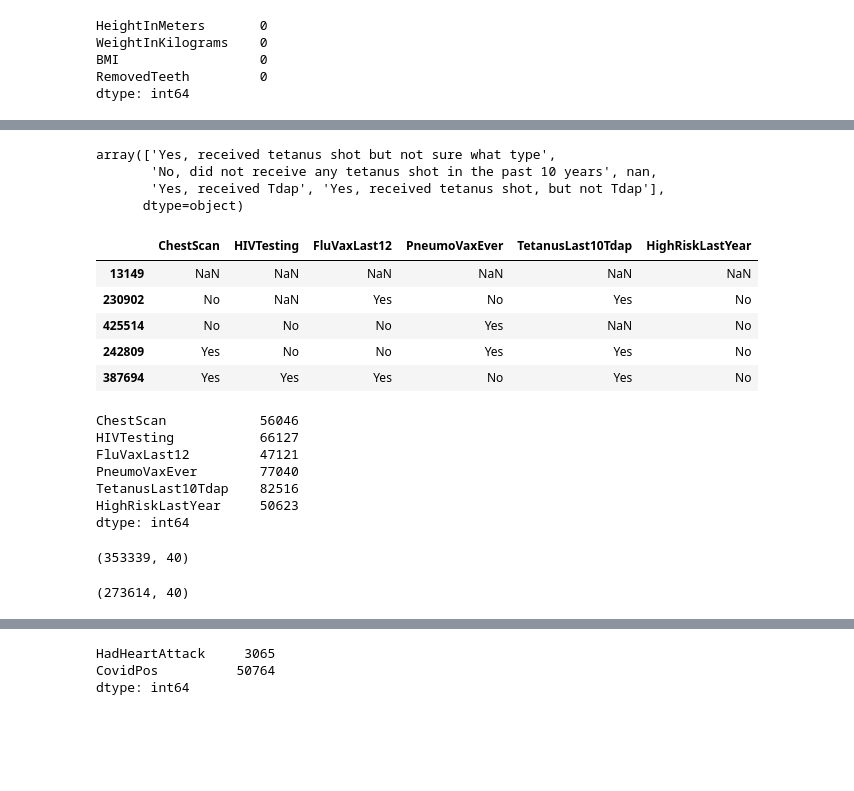
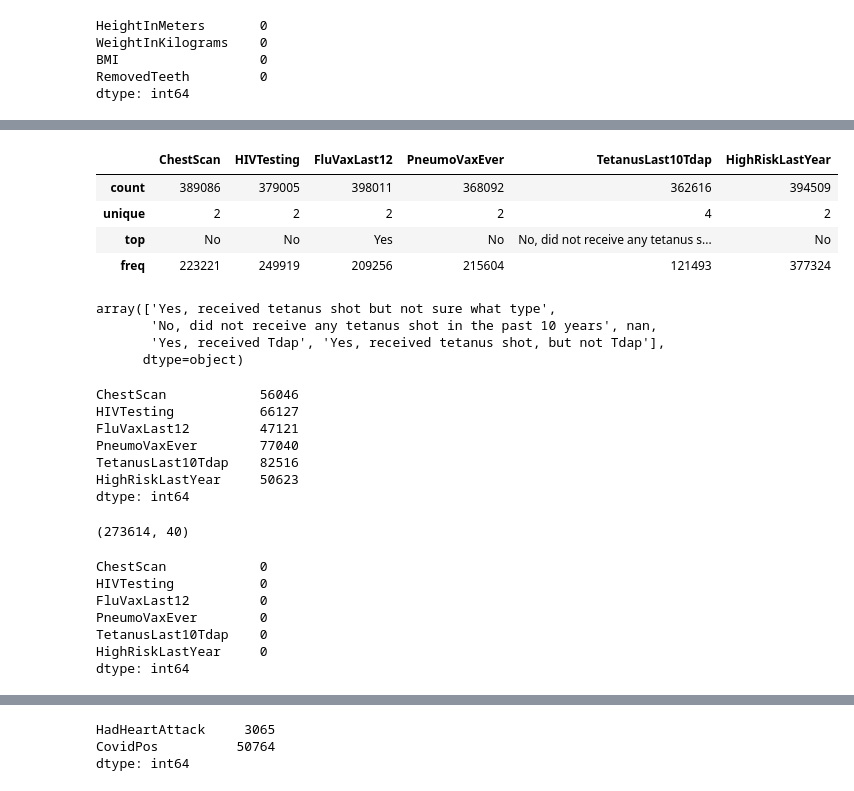
Before and after one commit to ahmedsameh909/Health-Care-Project, a Jupyter notebook: DEpi_code.ipynb, the cells around one changed output, grey strips where cells are left out. Cells and saved outputs as stored; diff of their text form; code cells hidden in the pictures; blank space fills up the shorter version.

```diff
--- a/DEpi_code.ipynb
+++ b/DEpi_code.ipynb
@@ -817,3 +833,11 @@ Data_vaccine.sample(5)
+# %%
+Data_vaccine.describe()
+# %% [output]
+|  | ChestScan | HIVTesting | FluVaxLast12 | PneumoVaxEver | TetanusLast10Tdap | HighRiskLastYear |
+| count | 389086 | 379005 | 398011 | 368092 | 362616 | 394509 |
+| unique | 2 | 2 | 2 | 2 | 4 | 2 |
+| top | No | No | Yes | No | No, did not receive any tetanus s... | No |
+| freq | 223221 | 249919 | 209256 | 215604 | 121493 | 377324 |
 # %%
 Data_vaccine['TetanusLast10Tdap'].unique()
 # %% [output]
@@ -827,14 +851,8 @@ Data_vaccine['TetanusLast10Tdap'].replace({'Yes, received tetanus shot but not s
                                            'Yes, received Tdap': 'Yes',
                                            'Yes, received tetanus shot, but not Tdap': 'Yes'}, inplace=True)
 # %%
-display(Data_vaccine.sample(5),Data_vaccine.isna().sum())
+display(Data_vaccine.isna().sum())
 # %% [output]
-|  | ChestScan | HIVTesting | FluVaxLast12 | PneumoVaxEver | TetanusLast10Tdap | HighRiskLastYear |
-| 13149 | NaN | NaN | NaN | NaN | NaN | NaN |
-| 230902 | No | NaN | Yes | No | Yes | No |
-| 425514 | No | No | No | Yes | NaN | No |
-| 242809 | Yes | No | No | Yes | Yes | No |
-| 387694 | Yes | Yes | Yes | No | Yes | No |
 ChestScan            56046
 HIVTesting           66127
 FluVaxLast12         47121
@@ -842,12 +860,18 @@ PneumoVaxEver        77040
 TetanusLast10Tdap    82516
 HighRiskLastYear     50623
 dtype: int64
-# %%
-Data.shape
-# %% [output]
-(353339, 40)
 # %%
 Data.dropna(subset=Data_vaccine.columns, inplace=True)
 Data.shape
 # %% [output]
 (273614, 40)
+# %%
+Data[Data_vaccine.columns].isna().sum()
+# %% [output]
+ChestScan            0
+HIVTesting           0
+FluVaxLast12         0
+PneumoVaxEver        0
+TetanusLast10Tdap    0
+HighRiskLastYear     0
+dtype: int64
```
Also changed, not shown: parts of 21 cells of this notebook.
